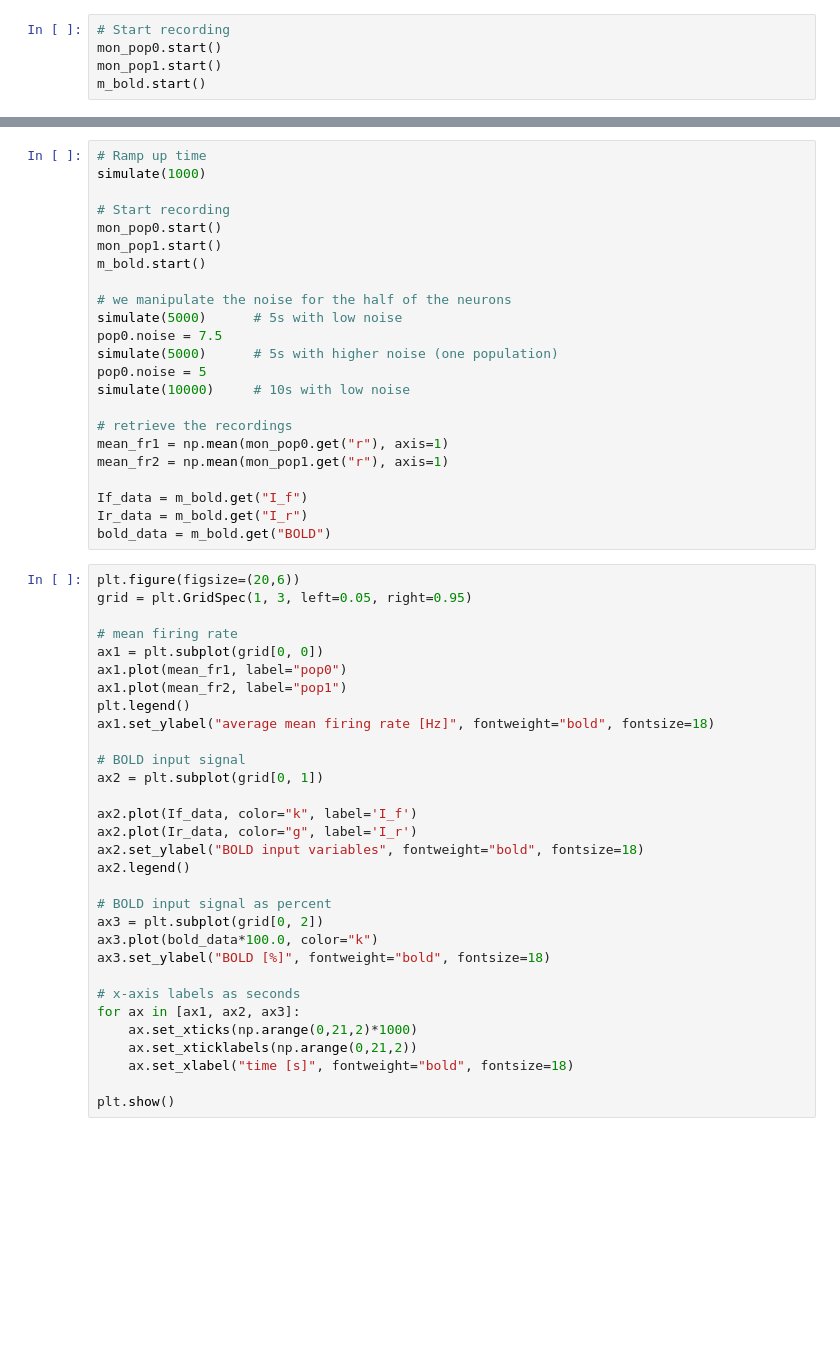
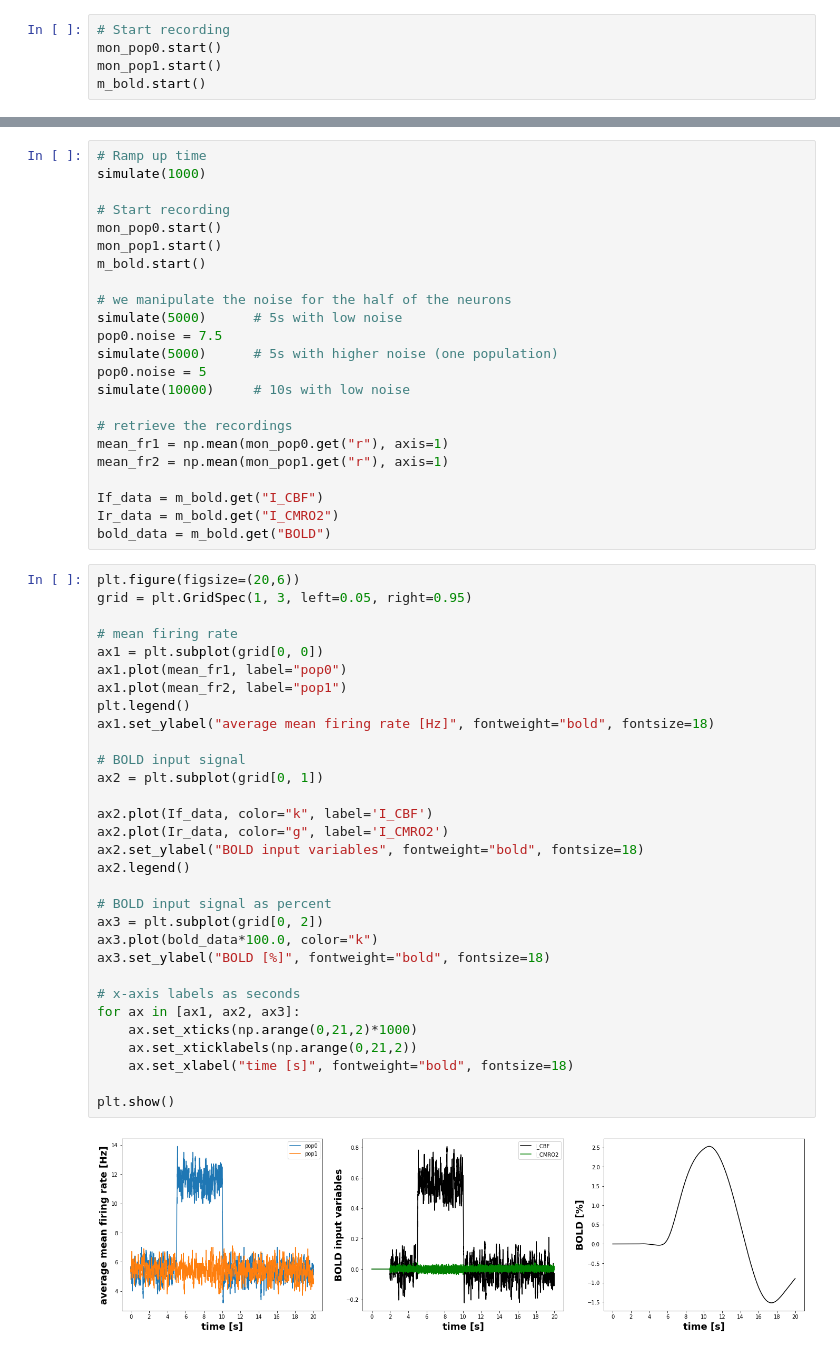
Before and after one commit to ANNarchy/ANNarchy.github.io, a Jupyter notebook: docs/example/BoldMonitoring.ipynb, the cells around one changed output, grey strips where cells are left out. Saved outputs shown, nothing was run; the diff lists cells and outputs as text; blank space fills up the shorter version.

```diff
--- a/docs/example/BoldMonitoring.ipynb
+++ b/docs/example/BoldMonitoring.ipynb
@@ -243,37 +250,39 @@ simulate(10000)     # 10s with low noise
 mean_fr1 = np.mean(mon_pop0.get("r"), axis=1)
 mean_fr2 = np.mean(mon_pop1.get("r"), axis=1)
 
-If_data = m_bold.get("I_f")
-Ir_data = m_bold.get("I_r")
+If_data = m_bold.get("I_CBF")
+Ir_data = m_bold.get("I_CMRO2")
 bold_data = m_bold.get("BOLD")
 # %%
 plt.figure(figsize=(20,6))
 grid = plt.GridSpec(1, 3, left=0.05, right=0.95)
 
 # mean firing rate
 ax1 = plt.subplot(grid[0, 0])
 ax1.plot(mean_fr1, label="pop0")
 ax1.plot(mean_fr2, label="pop1")
 plt.legend()
 ax1.set_ylabel("average mean firing rate [Hz]", fontweight="bold", fontsize=18)
 
 # BOLD input signal
 ax2 = plt.subplot(grid[0, 1])
 
-ax2.plot(If_data, color="k", label='I_f')
-ax2.plot(Ir_data, color="g", label='I_r')
+ax2.plot(If_data, color="k", label='I_CBF')
+ax2.plot(Ir_data, color="g", label='I_CMRO2')
 ax2.set_ylabel("BOLD input variables", fontweight="bold", fontsize=18)
 ax2.legend()
 
 # BOLD input signal as percent
 ax3 = plt.subplot(grid[0, 2])
 ax3.plot(bold_data*100.0, color="k")
 ax3.set_ylabel("BOLD [%]", fontweight="bold", fontsize=18)
 
 # x-axis labels as seconds
 for ax in [ax1, ax2, ax3]:
     ax.set_xticks(np.arange(0,21,2)*1000)
     ax.set_xticklabels(np.arange(0,21,2))
     ax.set_xlabel("time [s]", fontweight="bold", fontsize=18)
 
 plt.show()
+# %% [output]
+[figure, added]
```
Also changed, not shown: parts of 15 cells of this notebook, 17 other files.
